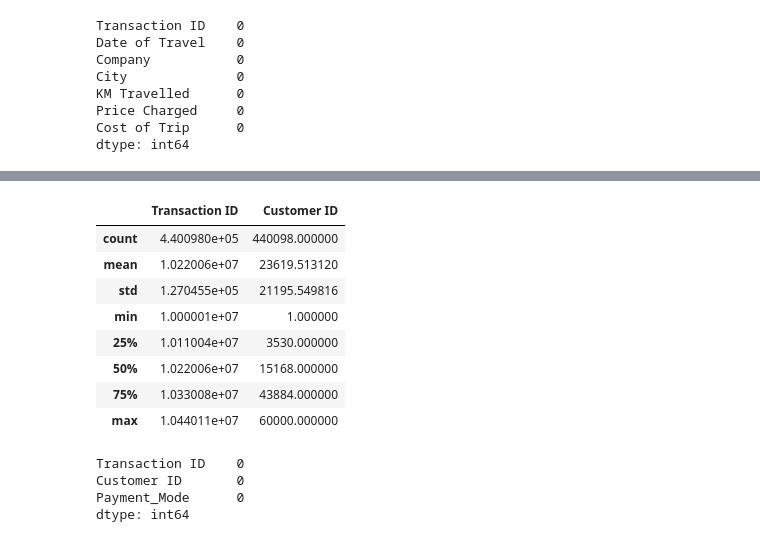
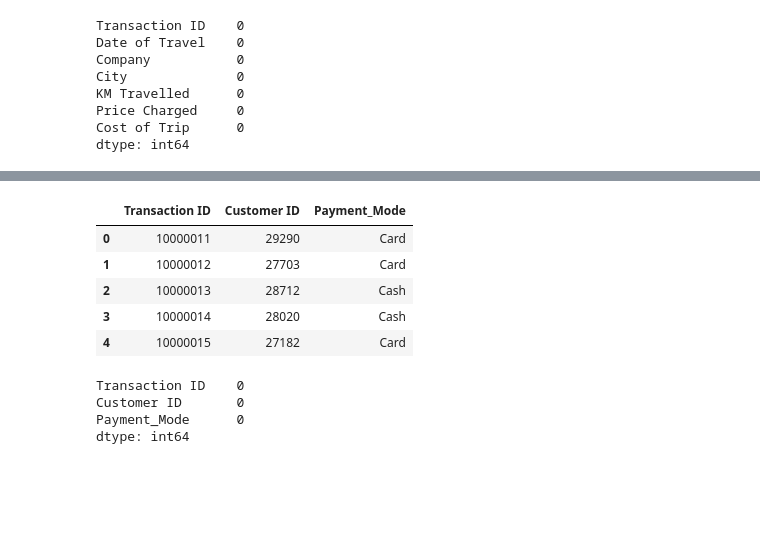
Before and after one commit to farheen11/G2M_Cab-Investment-Firm, a Jupyter notebook: G2M_Cab investment firm Notebook.ipynb, the cells around one changed output, grey strips where cells are left out. Saved outputs shown, nothing was run; the diff lists cells and outputs as text; code cells hidden in the pictures; blank space fills up the shorter version.

```diff
--- a/G2M_Cab investment firm Notebook.ipynb
+++ b/G2M_Cab investment firm Notebook.ipynb
@@ -90,15 +41,12 @@ transaction_df
 # %%
-transaction_df.describe()
+transaction_df.head()
 # %% [output]
-|  | Transaction ID | Customer ID |
-| count | 4.400980e+05 | 440098.000000 |
-| mean | 1.022006e+07 | 23619.513120 |
-| std | 1.270455e+05 | 21195.549816 |
-| min | 1.000001e+07 | 1.000000 |
-| 25% | 1.011004e+07 | 3530.000000 |
-| 50% | 1.022006e+07 | 15168.000000 |
-| 75% | 1.033008e+07 | 43884.000000 |
-| max | 1.044011e+07 | 60000.000000 |
+|  | Transaction ID | Customer ID | Payment_Mode |
+| 0 | 10000011 | 29290 | Card |
+| 1 | 10000012 | 27703 | Card |
+| 2 | 10000013 | 28712 | Cash |
+| 3 | 10000014 | 28020 | Cash |
+| 4 | 10000015 | 27182 | Card |
 # %%
 transaction_df.isnull().sum()
 # %% [output]
```
Also changed, not shown: parts of 73 cells of this notebook, 4 other files.
